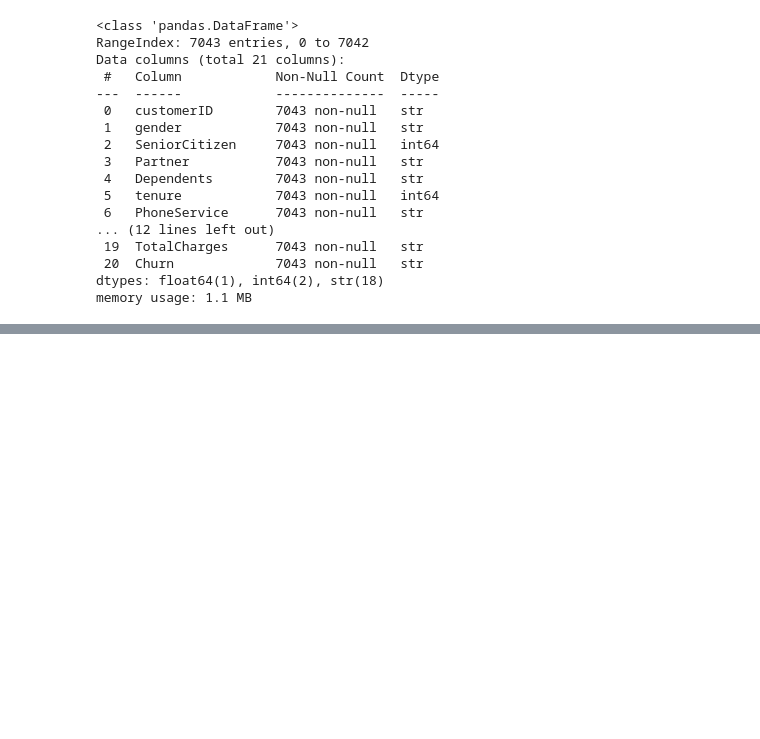
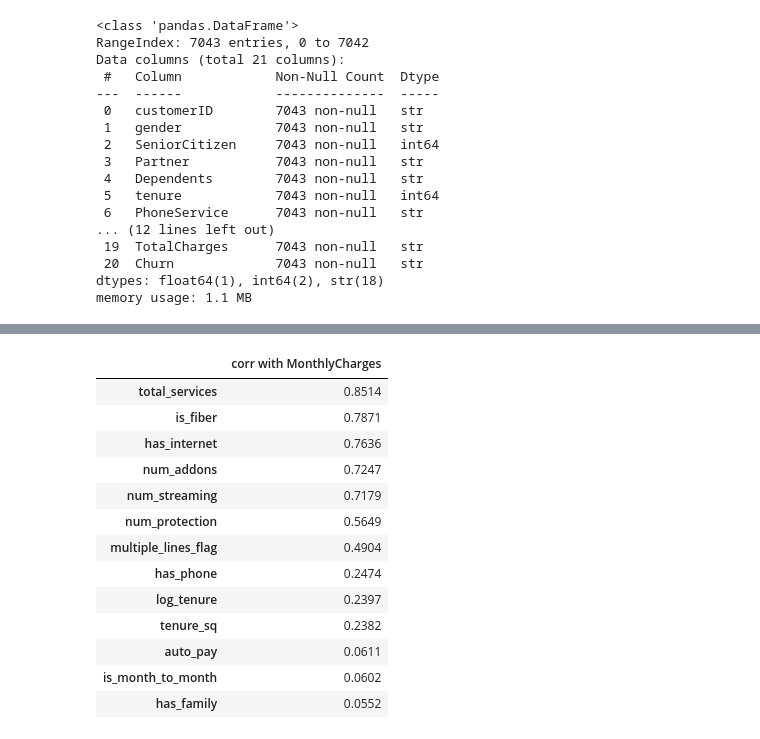
Before and after one commit to anojpradhan/learningDS, a Jupyter notebook: 02_ridge_regression.ipynb, the cells around one changed output, grey strips where cells are left out. Saved outputs shown, nothing was run; the diff lists cells and outputs as text; code cells hidden in the pictures; blank space fills up the shorter version.

```diff
--- a/02_ridge_regression.ipynb
+++ b/02_ridge_regression.ipynb
@@ -81,0 +184,21 @@ df.describe(include="all").T
+# %%
+new_feats = ["num_addons", "num_streaming", "num_protection", "total_services","has_internet", "is_fiber", "has_phone", "multiple_lines_flag",
+"auto_pay", "is_month_to_month", "has_family", "log_tenure", "tenure_sq"]
+corr_with_target = (pd.concat([X_all[new_feats], y], axis=1)
+.corr()['MonthlyCharges'].drop('MonthlyCharges').sort_values(ascending=False))
+corr_with_target.to_frame("corr with MonthlyCharges")
+# %% [output]
+|  | corr with MonthlyCharges |
+| total_services | 0.8514 |
+| is_fiber | 0.7871 |
+| has_internet | 0.7636 |
+| num_addons | 0.7247 |
+| num_streaming | 0.7179 |
+| num_protection | 0.5649 |
+| multiple_lines_flag | 0.4904 |
+| has_phone | 0.2474 |
+| log_tenure | 0.2397 |
+| tenure_sq | 0.2382 |
+| auto_pay | 0.0611 |
+| is_month_to_month | 0.0602 |
+| has_family | 0.0552 |
```
Also changed, not shown: parts of 7 cells of this notebook.
